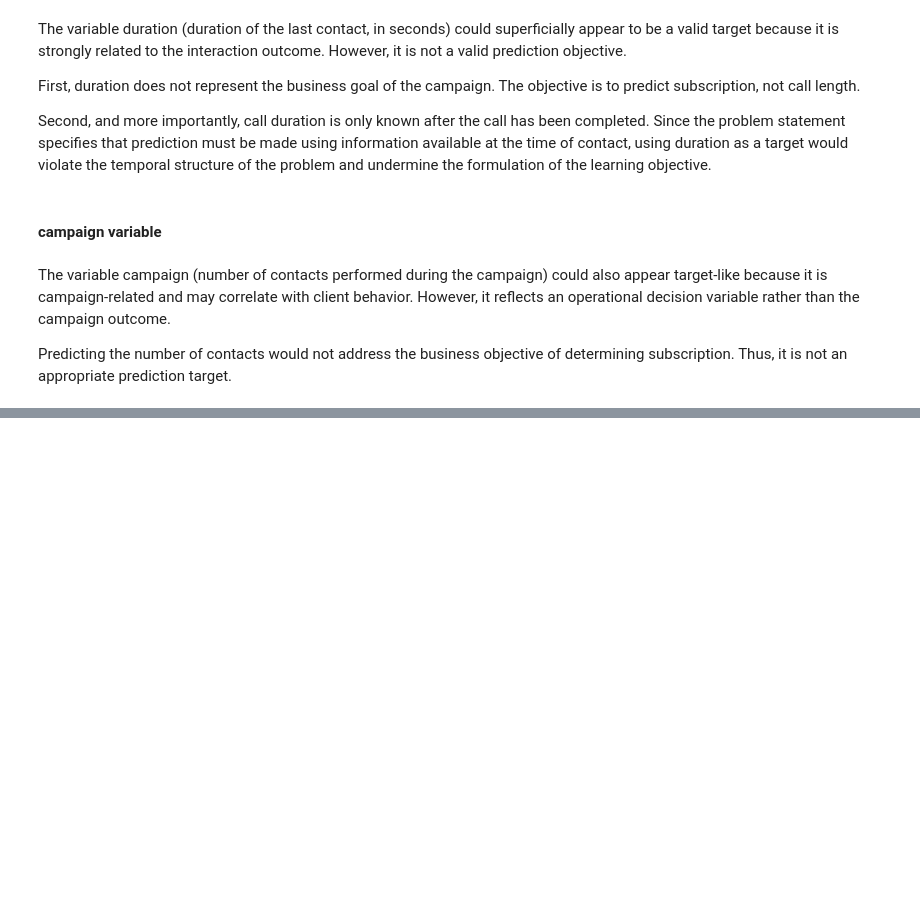
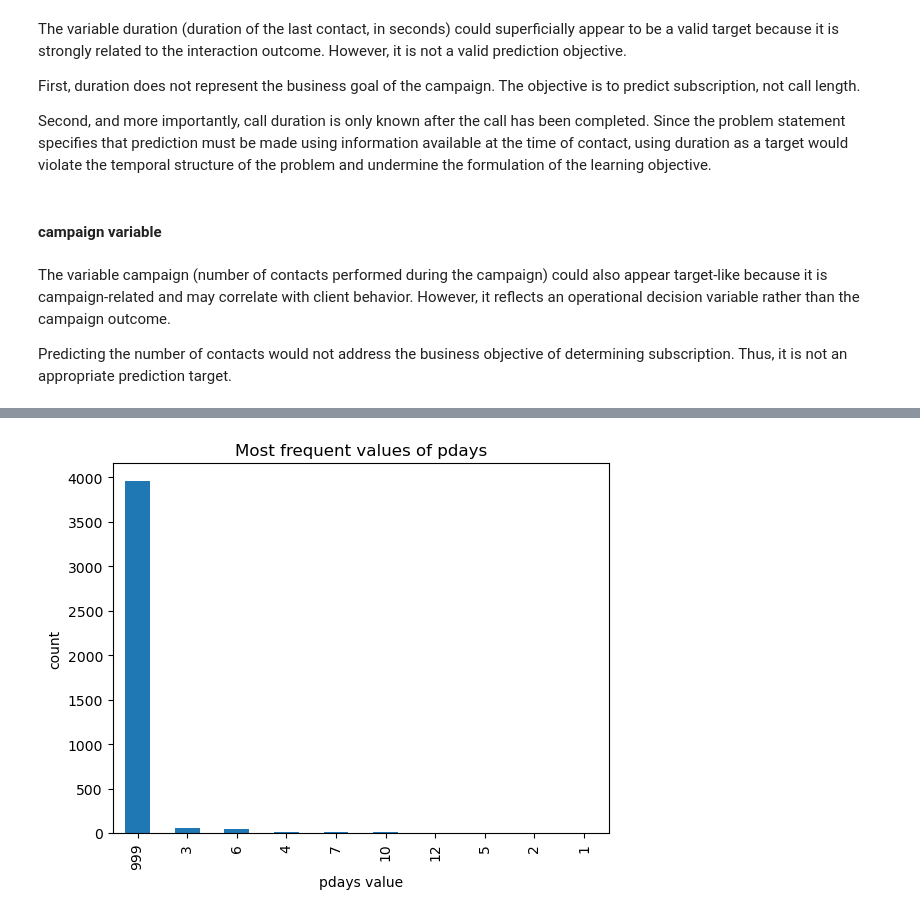
Before and after one commit to liglesias1/ML-Fundamentals-2026, a Jupyter notebook: assignment_1_Lara_Iglesias.ipynb, the cells around one changed output, grey strips where cells are left out. Saved outputs shown, nothing was run; the diff lists cells and outputs as text; code cells hidden in the pictures; blank space fills up the shorter version.

```diff
--- a/assignment_1_Lara_Iglesias.ipynb
+++ b/assignment_1_Lara_Iglesias.ipynb
@@ -86,0 +404,8 @@ Predicting the number of contacts would not address the business objective of de
+# %%
+df["pdays"].value_counts().head(10).plot(kind="bar")
+plt.title("Most frequent values of pdays")
+plt.xlabel("pdays value")
+plt.ylabel("count")
+plt.show()
+# %% [output]
+[figure, added]
```
Also changed, not shown: parts of 59 cells of this notebook.
